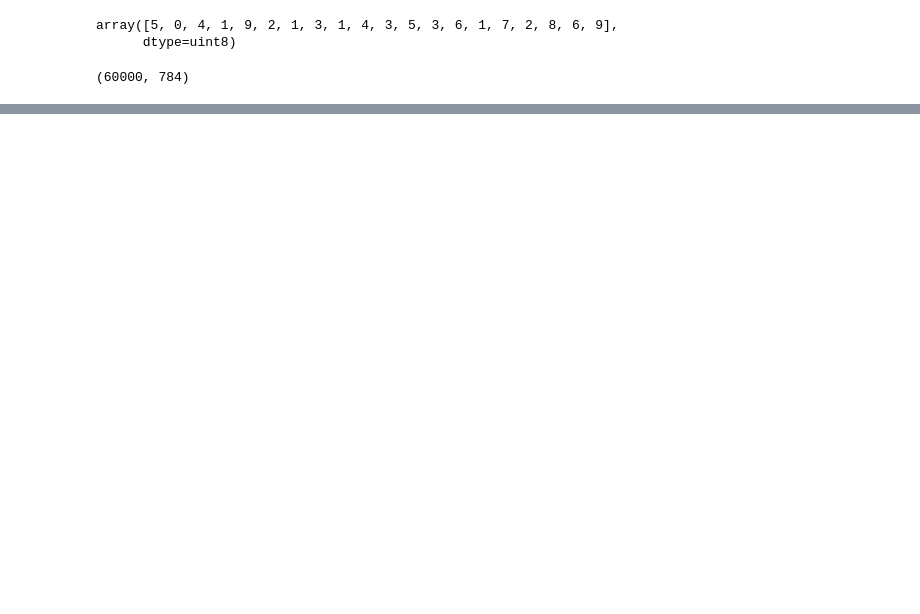
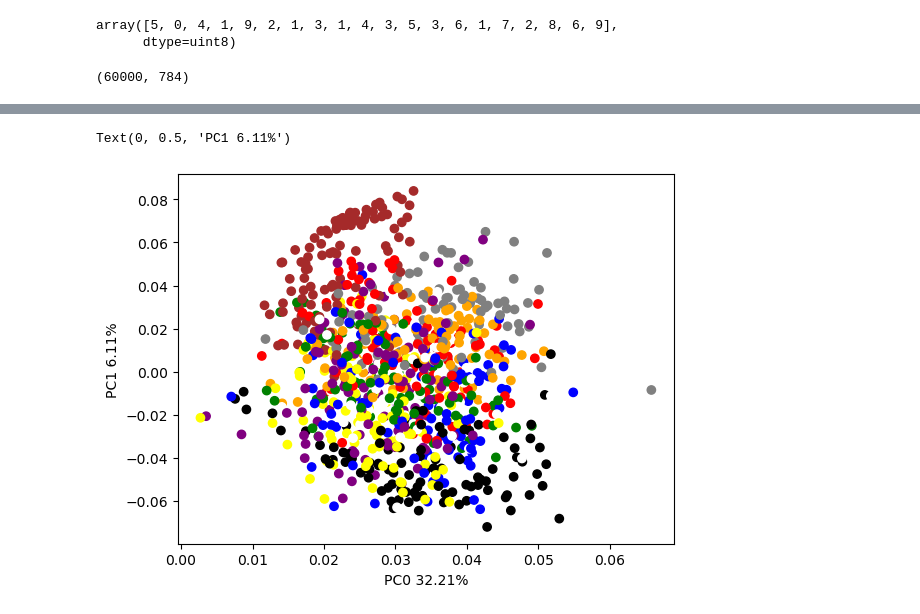
Before and after one commit to wltrimbl/uchicago-data221, a Jupyter notebook: notebooks/NMIST.ipynb, the cells around one changed output, grey strips where cells are left out. Saved outputs shown, nothing was run; the diff lists cells and outputs as text; code cells hidden in the pictures; blank space fills up the shorter version.

```diff
--- a/notebooks/NMIST.ipynb
+++ b/notebooks/NMIST.ipynb
@@ -140,2 +234,7 @@ plt.scatter(pca.components_[0,:], pca.components_[1,:])
 # %%
-plt.scatter(pca.components_[0,:], pca.components_[1,:], color=colorlabels100)
+plt.scatter(pca.components_[0,:], pca.components_[1,:], color=colorlabels1k)
+plt.xlabel("PC0 {:.2f}%".format(pca.explained_variance_ratio_[0]*100))
+plt.ylabel("PC1 {:.2f}%".format(pca.explained_variance_ratio_[1]*100))
+# %% [output]
+Text(0, 0.5, 'PC1 6.11%')
+[figure, added]
```
Also changed, not shown: parts of 38 cells of this notebook, 2 other files.
